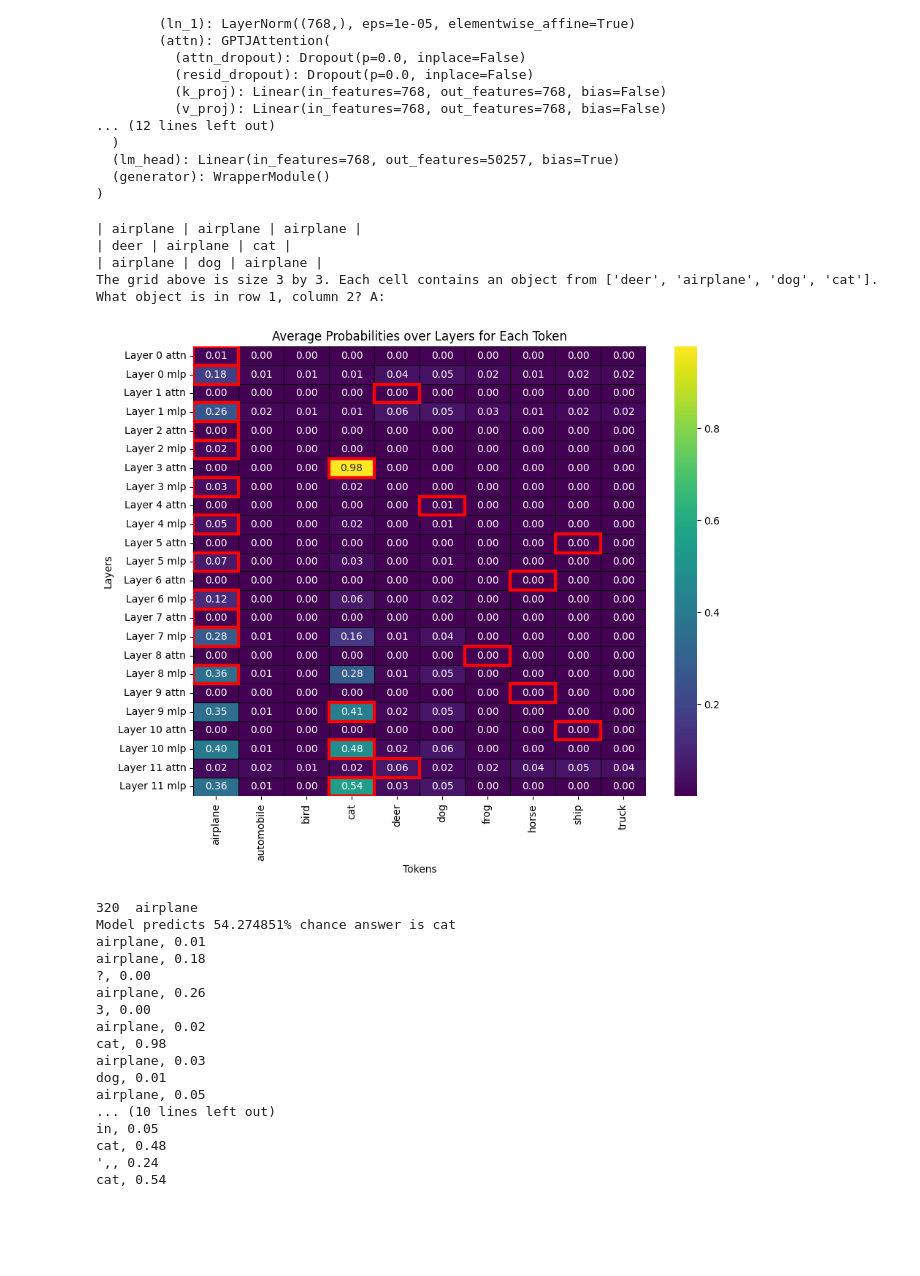
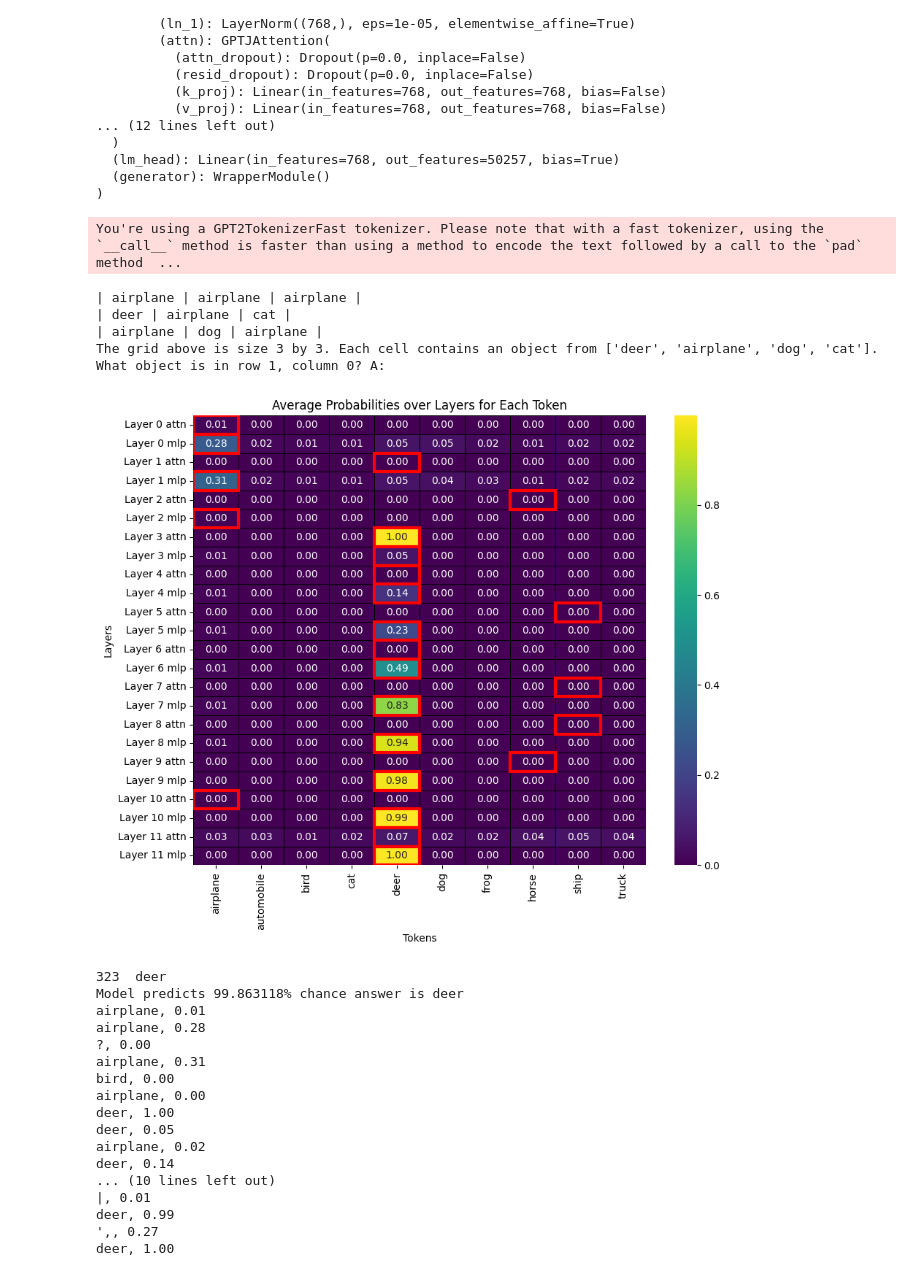
Before and after one commit to sjoshi804/lmm, a Jupyter notebook: lmm_synthetic/eval/logit_lens.ipynb, the cells around one changed output. Saved outputs shown, nothing was run; the diff lists cells and outputs as text; code cells hidden in the pictures; blank space fills up the shorter version.

```diff
--- a/lmm_synthetic/eval/logit_lens.ipynb
+++ b/lmm_synthetic/eval/logit_lens.ipynb
@@ -10,11 +10,9 @@ import numpy as np
 from IPython.display import clear_output
 import seaborn as sns
 import matplotlib.pyplot as plt
-from lmm_synthetic.mm_train.gptj_vlm import GPTJ_VLM
 
 
-
-model_path = "/data/lmm/checkpoints/checkpoint-1953"
+model_path = "/data/lmm/checkpoints/lm/lm-pretrain-only-checkpoint-1953"
 gptj = GPTJForCausalLM.from_pretrained(model_path)
 tokenizer = AutoTokenizer.from_pretrained(model_path)
 model = LanguageModel(gptj,tokenizer=tokenizer)
@@ -178,31 +176,32 @@ def logit_look(prompt_index, row, column, print_prompt=True, plot=True):
 
     preds_over_layers(data, annotations, -1)
 # %%
-logit_look(prompt_index=2, row=1, column=2, print_prompt=True, plot=False)
+logit_look(prompt_index=2, row=1, column=0, print_prompt=True, plot=False)
 # %% [output]
-| airplane | airplane | airplane |
-| deer | airplane | cat |
-| airplane | dog | airplane |
-The grid above is size 3 by 3. Each cell contains an object from ['deer', 'airplane', 'dog', 'cat'].
-What object is in row 1, column 2? A:
+You're using a GPT2TokenizerFast tokenizer. Please note that with a fast tokenizer, using the `__call__` method is faster than using a method to encode the text followed by a call to the `pad` method  ...
+| airplane | airplane | airplane |
+| deer | airplane | cat |
+| airplane | dog | airplane |
+The grid above is size 3 by 3. Each cell contains an object from ['deer', 'airplane', 'dog', 'cat'].
+What object is in row 1, column 0? A:
-[figure, old version]
+[figure, new version]
-320  airplane
-Model predicts 54.274851% chance answer is cat
-airplane, 0.01
-airplane, 0.18
-?, 0.00
-airplane, 0.26
-3, 0.00
-airplane, 0.02
-cat, 0.98
-airplane, 0.03
-dog, 0.01
-airplane, 0.05
-... (10 lines left out)
-in, 0.05
-cat, 0.48
-',, 0.24
-cat, 0.54
+323  deer
+Model predicts 99.863118% chance answer is deer
+airplane, 0.01
+airplane, 0.28
+?, 0.00
+airplane, 0.31
+bird, 0.00
+airplane, 0.00
+deer, 1.00
+deer, 0.05
+airplane, 0.02
+deer, 0.14
+... (10 lines left out)
+|, 0.01
+deer, 0.99
+',, 0.27
+deer, 1.00
 # %%
 print(prompts[0])
 for i in range(3):
```
Also changed, not shown: parts of 4 cells of this notebook, 22 other files.
